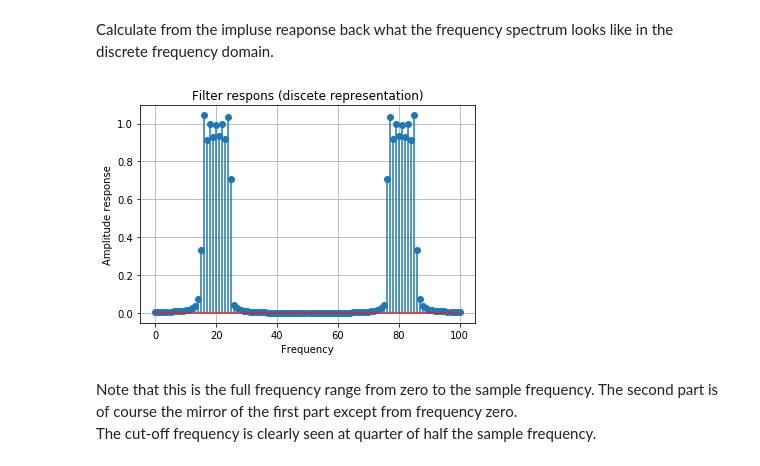
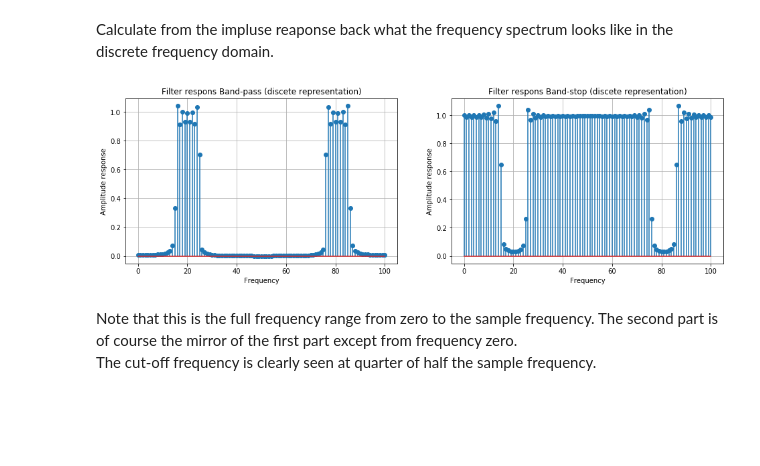
Before and after one commit to jupyterphysics/SystemsSignalsModels, a Jupyter notebook: H25p5_FIRFilterDesign.ipynb, the cells around one changed output. Saved outputs shown, nothing was run; the diff lists cells and outputs as text; code cells hidden in the pictures; blank space fills up the shorter version.

```diff
--- a/H25p5_FIRFilterDesign.ipynb
+++ b/H25p5_FIRFilterDesign.ipynb
@@ -53,4 +53,4 @@ The filter to be designed is a FIR filter using the window method.
 Calculate the filter coefficients.
 Modify the definitions below to change to a high-pass filter (or band-pass filter in case you defined an array of two cut-off frequencies).
 # %%
-a = sig.firwin(ntap,cutoff,window='boxcar',pass_zero = False)
+a1 = sig.firwin(ntap,cutoff,window='boxcar',pass_zero = False)
@@ -76,0 +57,2 @@ array([-3.60411471e-17,  1.19435183e-03, -6.07153809e-03, -8.53455856e-03,
+# %%
+a2 = sig.firwin(ntap,cutoff,window='boxcar',pass_zero = True)
@@ -111,12 +128,23 @@ dfk = np.fft.fft(a)
+# %%
+dfk1 = np.fft.fft(a1)
+dfk2 = np.fft.fft(a2)
 # %%
-plt.stem(np.abs(dfk),use_line_collection=True)
+plt.figure(figsize=(16,10))
+plt.subplot(221)
+plt.stem(np.abs(dfk1),use_line_collection=True)
 plt.xlabel('Frequency')
 plt.ylabel('Amplitude response')
 plt.grid()
-plt.title('Filter respons (discete representation)')
+plt.title('Filter respons Band-pass (discete representation)')
+plt.subplot(222)
+plt.stem(np.abs(dfk2),use_line_collection=True)
+plt.xlabel('Frequency')
+plt.ylabel('Amplitude response')
+plt.grid()
+plt.title('Filter respons Band-stop (discete representation)')
 plt.show()
 # %% [output]
-[figure, old version]
+[figure, new version]
 # %% [markdown]
 Note that this is the full frequency range from zero to the sample frequency. The second part is of course the mirror of the first part except from frequency zero.
 The cut-off frequency is clearly seen at quarter of half the sample frequency.
```
Also changed, not shown: parts of 12 cells of this notebook, 5 other files.
